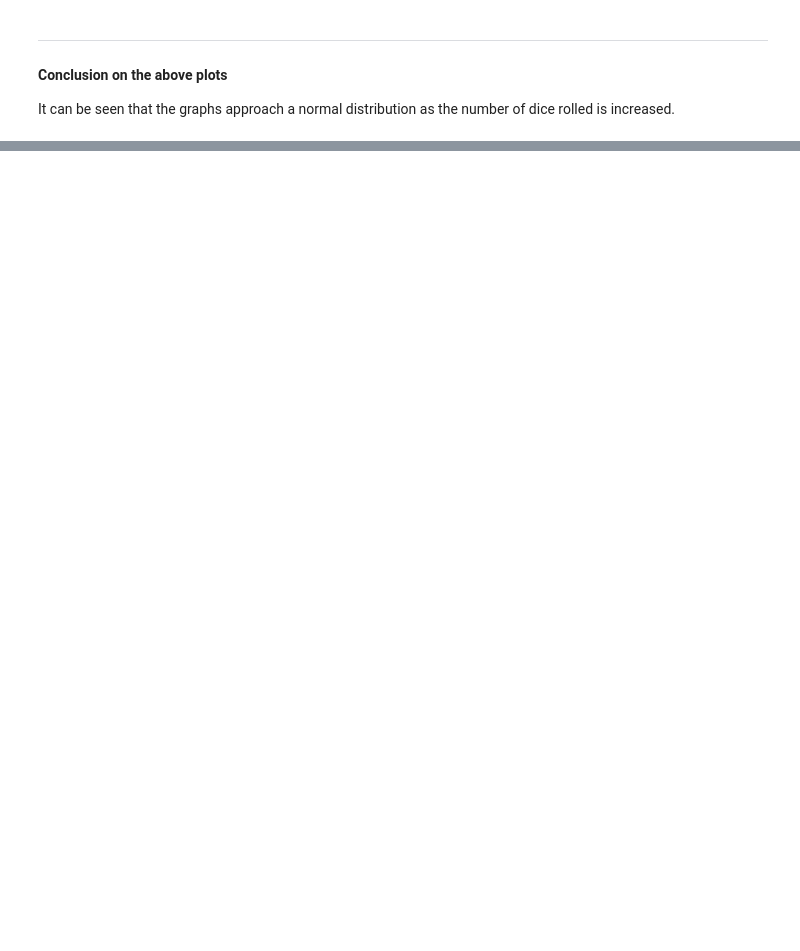
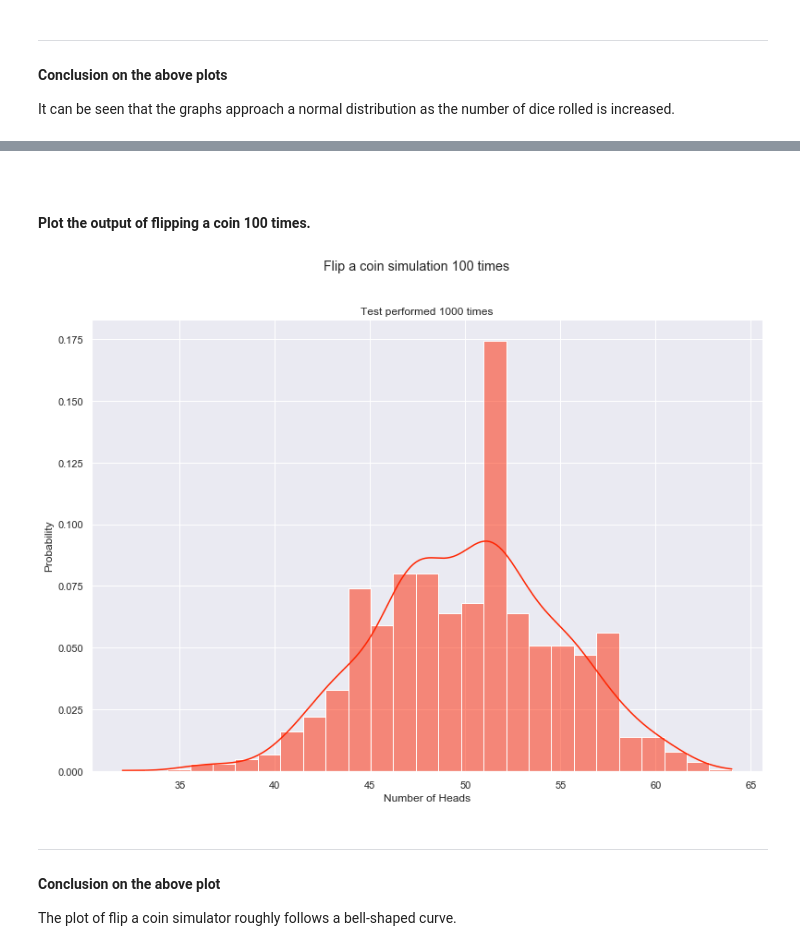
Before and after one commit to olgarozhdestvina/Fundamentals-of-Data-Analysis, a Jupyter notebook: Tasks.ipynb, the cells around one changed output, grey strips where cells are left out. Cells and saved outputs as stored; diff of their text form; code cells hidden in the pictures; blank space fills up the shorter version.

```diff
--- a/Tasks.ipynb
+++ b/Tasks.ipynb
@@ -177,0 +208,9 @@ It can be seen that the graphs approach a normal distribution as the number of d
+# %%
+# Flip a coin 100 times with a probability 0.5 of each trial tested 1000 times.
+n, p, size = 100, 0.5, 1000
+
+# Draw the samples.
+x = np.random.binomial(n, p, size)
+
+# Display the number of heads.
+x
@@ -177,0 +235,24 @@ It can be seen that the graphs approach a normal distribution as the number of d
+# %% [markdown]
+<br>
+
+#### Plot the output of flipping a coin 100 times.
+# %%
+# Colour scheme for the plot.
+sns.set_theme(palette="autumn")
+
+# Plot the array.
+fig, ax = plt.subplots()
+fig.suptitle("Flip a coin simulation 100 times")
+
+sns.histplot(x, stat="probability", kde=True, ax=ax).set_title("Test performed 1000 times")
+ax.set_xlabel("Number of Heads")
+
+# Show the plot.
+plt.show()
+# %% [output]
+[figure, added]
+# %% [markdown]
+***
+#### Conclusion on the above plot
+
+The plot of flip a coin simulator roughly follows a bell-shaped curve.
```
Also changed, not shown: parts of 8 cells of this notebook.
